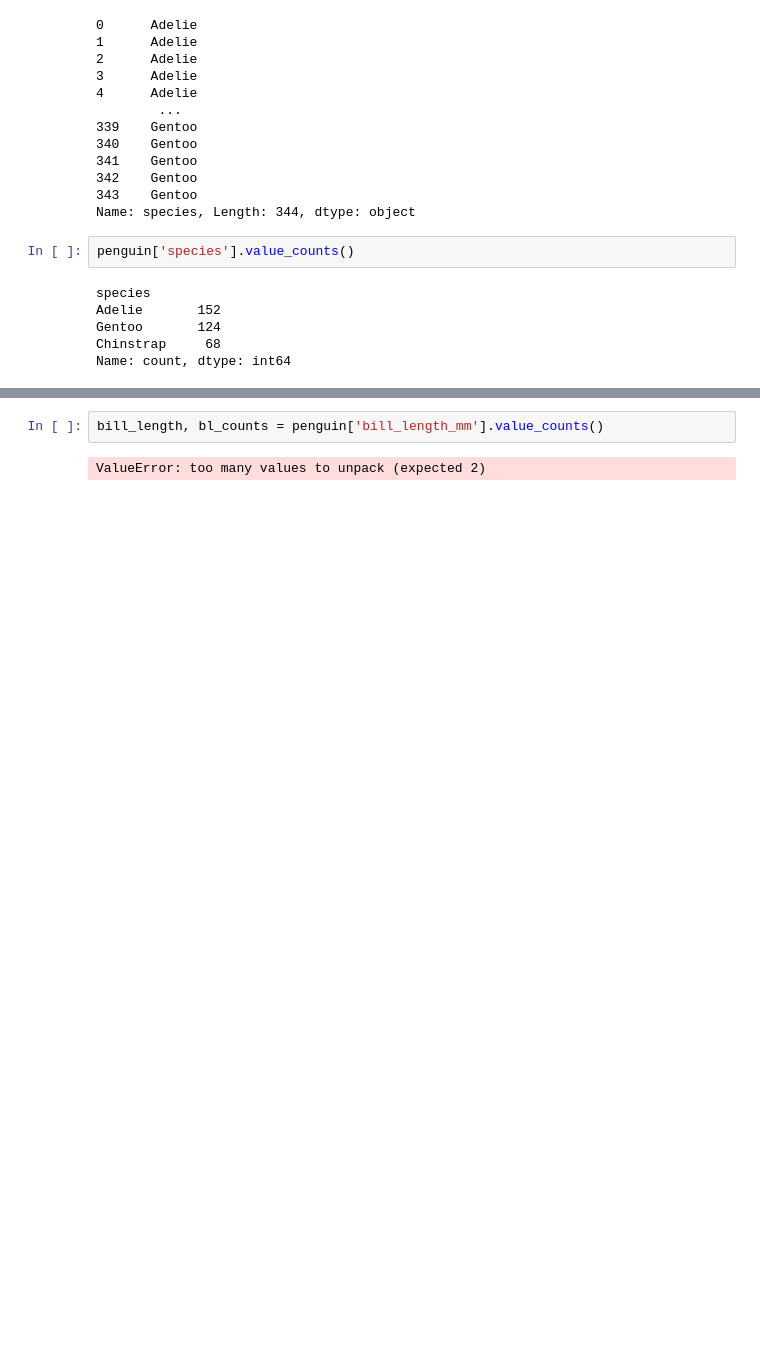
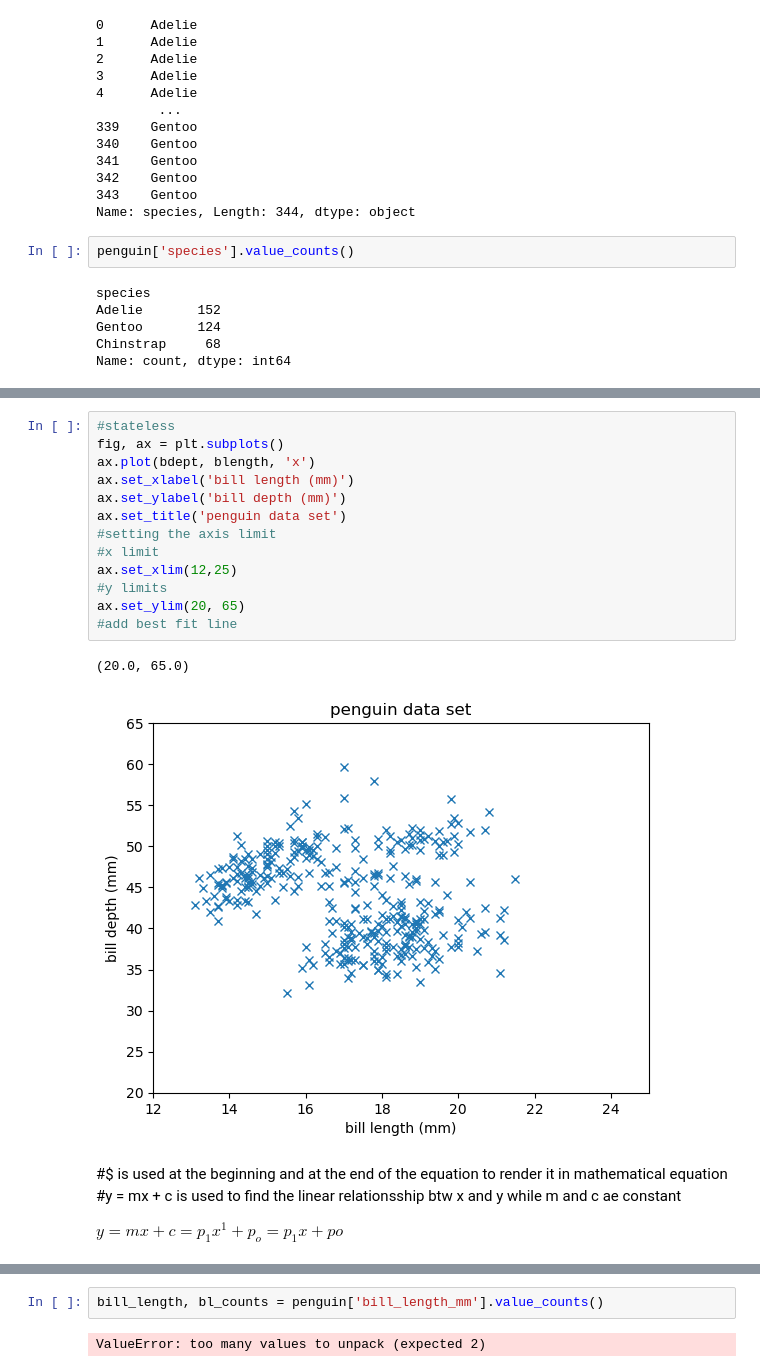
Before and after one commit to Gtalen/data-analytics, a Jupyter notebook: penguins.ipynb, the cells around one changed output, grey strips where cells are left out. Cells and saved outputs as stored; diff of their text form; blank space fills up the shorter version.

```diff
--- a/penguins.ipynb
+++ b/penguins.ipynb
@@ -146,0 +303,21 @@ Name: count, dtype: int64
+# %%
+#stateless
+fig, ax = plt.subplots()
+ax.plot(bdept, blength, 'x')
+ax.set_xlabel('bill length (mm)')
+ax.set_ylabel('bill depth (mm)')
+ax.set_title('penguin data set')
+#setting the axis limit
+#x limit
+ax.set_xlim(12,25)
+#y limits
+ax.set_ylim(20, 65)
+#add best fit line
+# %% [output]
+(20.0, 65.0)
+[figure, added]
+# %% [markdown]
+#$ is used at the beginning and at the end of the equation  to render it in mathematical equation
+#y = mx + c is used to find the linear relationsship btw x and y while m and c ae constant
+
+$ y = mx + c = p_1x^1 + p_o = p_1 x + po $
```
Also changed, not shown: parts of 17 cells of this notebook, 1 other file.
